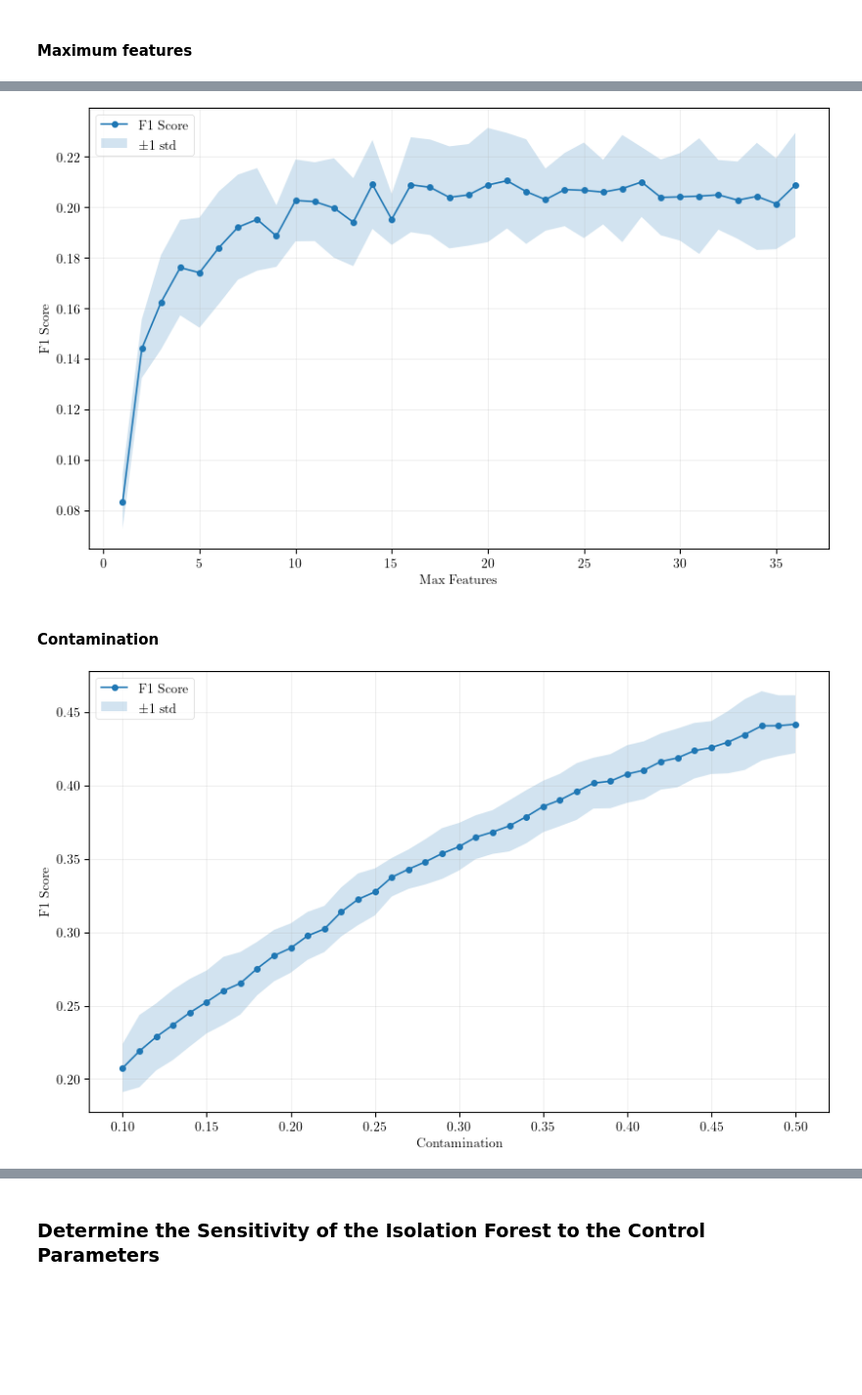
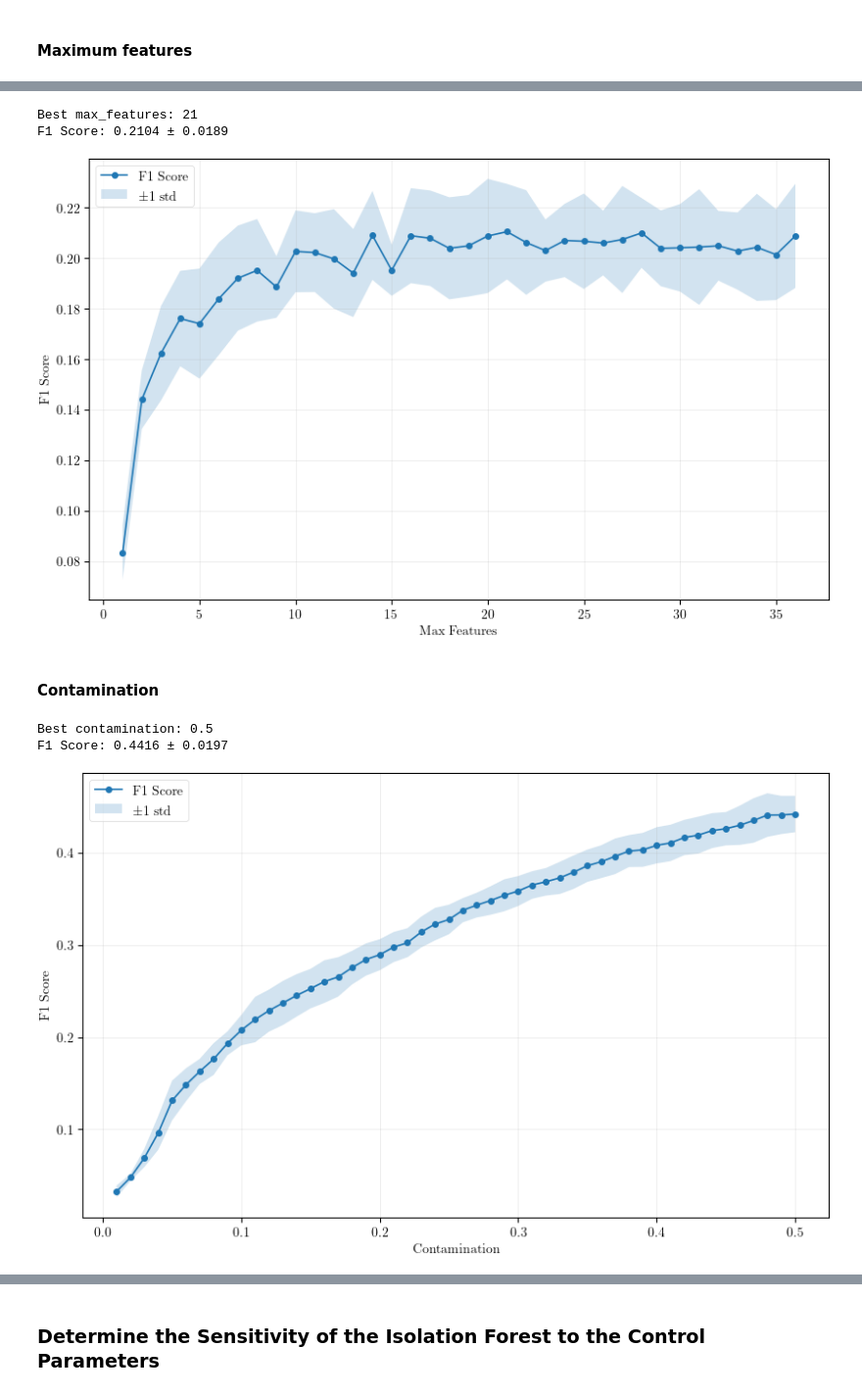
Before and after one commit to KellenMossner/MachineLearning441, a Jupyter notebook: Assignment-4/src/assignment4.ipynb, the cells around one changed output, grey strips where cells are left out. Shown at 98% size. Drawn from its saved outputs; the diff is of its cells as text; code cells hidden in the pictures; blank space fills up the shorter version.

```diff
--- a/Assignment-4/src/assignment4.ipynb
+++ b/Assignment-4/src/assignment4.ipynb
@@ -612,6 +918,6 @@ if os.path.exists(results_file):
     # plot results
     plot_results(fault_max_samples_results, 'F1_Score_mean', 'F1_Score_std', 'max_samples', xlabel='Max Samples', ylabel='F1 Score', saveas='fault_max_samples')
 else:
-    fault_max_samples, fault_max_samples_results = evaluate_max_samples(X_train_fault, X_test_fault, y_test_fault, 4, 512, 1, save_results=results_file)
+    fault_max_samples, fault_max_samples_results = evaluate_max_samples(X_train_fault, X_test_fault, y_test_fault, 4, 128, 1, save_results=results_file)
 # %% [output]
 Best max_samples: 11
@@ -633,5 +939,5 @@ if os.path.exists(results_file):
     # plot results
     plot_results(thyroid_max_samples_results, 'F1_Score_mean', 'F1_Score_std', 'max_samples', xlabel='Max Samples', ylabel='F1 Score', saveas='thyroid_max_samples')
 else:
-    thyroid_max_samples, thyroid_max_samples_results = evaluate_max_samples(X_train_thyroid, X_test_thyroid, y_test_thyroid, start=4, stop=512, step=1, save_results=results_file)
+    thyroid_max_samples, thyroid_max_samples_results = evaluate_max_samples(X_train_thyroid, X_test_thyroid, y_test_thyroid, start=4, stop=128, step=1, save_results=results_file)
 # %% [output]
@@ -652,5 +960,5 @@ if os.path.exists(results_file):
     # plot results
     plot_results(sat_max_samples_results, 'F1_Score_mean', 'F1_Score_std', 'max_samples', xlabel='Max Samples', ylabel='F1 Score', saveas='sat_max_samples')
 else:
-    sat_max_samples, sat_max_samples_results = evaluate_max_samples(X_train_sat, X_test_sat, y_test_sat, start=1536, stop=2048, step=8, save_results=results_file)
+    sat_max_samples, sat_max_samples_results = evaluate_max_samples(X_train_sat, X_test_sat, y_test_sat, start=1924, stop=2048, step=1, save_results=results_file)
 # %% [output]
@@ -795,6 +1109,8 @@ if os.path.exists(results_file):
 else:
     sat_max_features, sat_max_features_results = evaluate_max_features(X_train_sat, X_test_sat, y_test_sat, save_results=results_file)
 # %% [output]
+Best max_features: 21
+F1 Score: 0.2104 ± 0.0189
 [figure]
 # %% [markdown]
 #### Contamination
@@ -810,6 +1126,7 @@ def evaluate_contamination(X_train, X_test, y_test, start=0.01, stop=0.5, step=0
         results = []
 
         contamination_values = np.arange(start, stop + step, step)
+        contamination_values = np.round(contamination_values, 3)  # round to avoid floating point issues
         for contamination in contamination_values:
             model = IsolationForest(contamination=contamination, random_state=42 + run)
             model.fit(X_train)
@@ -883,22 +1200,24 @@ def evaluate_contamination(X_train, X_test, y_test, start=0.01, stop=0.5, step=0
 # %%
 results_file = '../data/results/fault_contamination_results.pkl'
 
 # first try load results
 if os.path.exists(results_file):
     with open(results_file, 'rb') as f:
         results = pickle.load(f)
     fault_contamination = results['best_contamination']
     fault_contamination_results = results['avg_results']
 
     print(f"\nBest contamination: {fault_contamination}")
     print(f"F1 Score: {results['best_avg_f1']:.4f} ± {results['best_std_f1']:.4f}")
 
     # plot results
     plot_results(fault_contamination_results, 'F1_Score_mean', 'F1_Score_std', 'contamination', xlabel='Contamination', ylabel='F1 Score', saveas='fault_contamination')
 else:
-    fault_contamination, fault_contamination_results = evaluate_contamination(X_train_fault, X_test_fault, y_test_fault, start=0.1, stop=0.5, step=0.01, save_results=results_file)
+    fault_contamination, fault_contamination_results = evaluate_contamination(X_train_fault, X_test_fault, y_test_fault, start=0.01, stop=0.5, step=0.01, save_results=results_file)
 # %% [output]
+Best contamination: 0.5
+F1 Score: 0.4416 ± 0.0197
-[figure, old version]
+[figure, new version]
 # %%
 results_file = '../data/results/thyroid_contamination_results.pkl'
 
```
Also changed, not shown: parts of 27 cells of this notebook.
